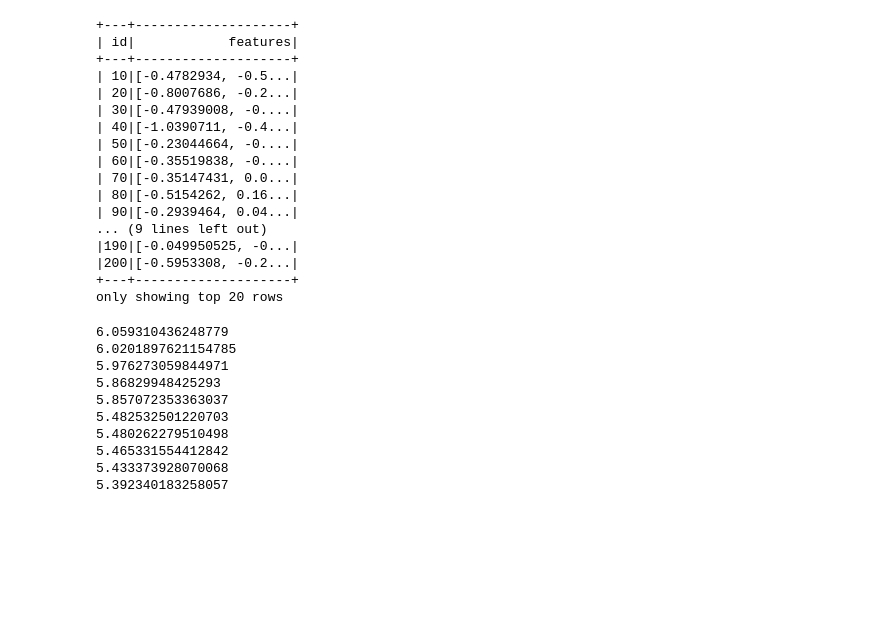
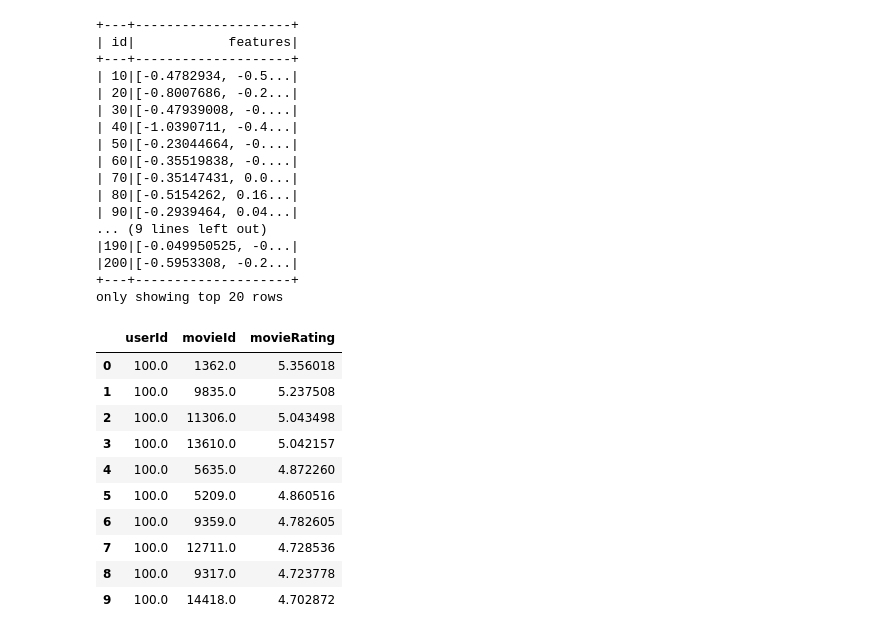
Before and after one commit to fawern/ALS-Recommendation-pyspark-BigData, a Jupyter notebook: src/main.ipynb, the cells around one changed output. Saved outputs shown, nothing was run; the diff lists cells and outputs as text; code cells hidden in the pictures; blank space fills up the shorter version.

```diff
--- a/src/main.ipynb
+++ b/src/main.ipynb
@@ -301,23 +313,29 @@ item_factors.show()
 |200|[-0.5953308, -0.2...|
 +---+--------------------+
 only showing top 20 rows
-# %%
-from pyspark.sql.functions import col
-test = model.recommendForAllUsers(10).filter(col('user_id')== 3).select("recommendations").collect()
-for item in test[0][0]:
-    print(item.rating)
-# %% [output]
-6.059310436248779
-6.0201897621154785
-5.976273059844971
-5.86829948425293
-5.857072353363037
-5.482532501220703
-5.480262279510498
-5.465331554412842
-5.433373928070068
-5.392340183258057
 # %%
-user_recs = model.recommendForAllUsers(numItems=5)
+user_recs = model.recommendForAllUsers(numItems=10)
 movie_recommendation = user_recs.where(user_recs.user_id == 100).select("recommendations.movie_id", "recommendations.rating").collect()
+
+movie_df = pd.DataFrame(columns=["userId", 'movieId', 'movieRating'])
+
+movie_id = movie_recommendation[0][0]
+movie_rating = movie_recommendation[0][1]
+
+for id_, rating in zip(movie_id, movie_rating):
+    movie_df.loc[len(movie_df)] = [100, id_, rating]
+
+movie_df
+# %% [output]
+|  | userId | movieId | movieRating |
+| 0 | 100.0 | 1362.0 | 5.356018 |
+| 1 | 100.0 | 9835.0 | 5.237508 |
+| 2 | 100.0 | 11306.0 | 5.043498 |
+| 3 | 100.0 | 13610.0 | 5.042157 |
+| 4 | 100.0 | 5635.0 | 4.872260 |
+| 5 | 100.0 | 5209.0 | 4.860516 |
+| 6 | 100.0 | 9359.0 | 4.782605 |
+| 7 | 100.0 | 12711.0 | 4.728536 |
+| 8 | 100.0 | 9317.0 | 4.723778 |
+| 9 | 100.0 | 14418.0 | 4.702872 |
 # %%
```
Also changed, not shown: parts of 10 cells of this notebook.
